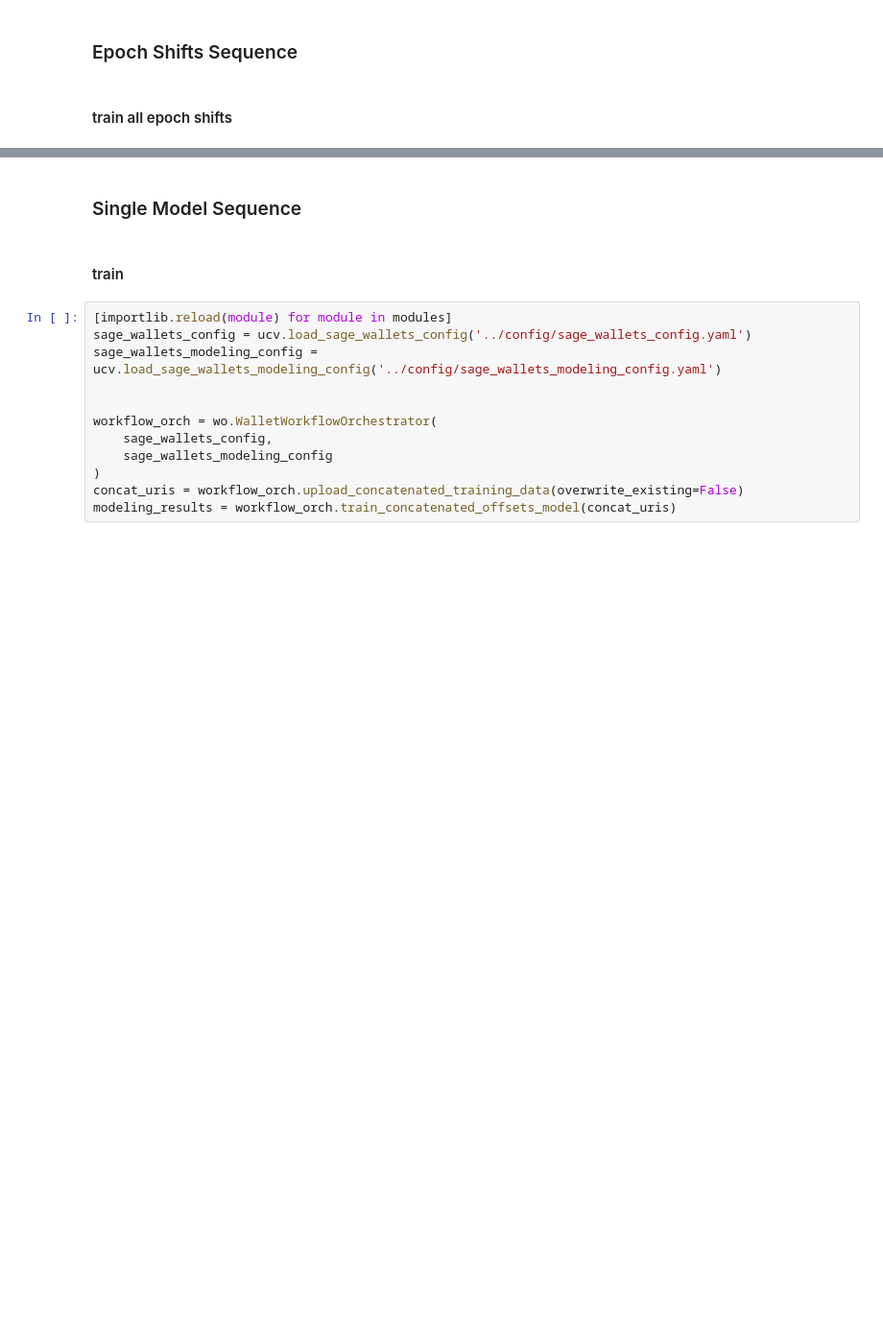
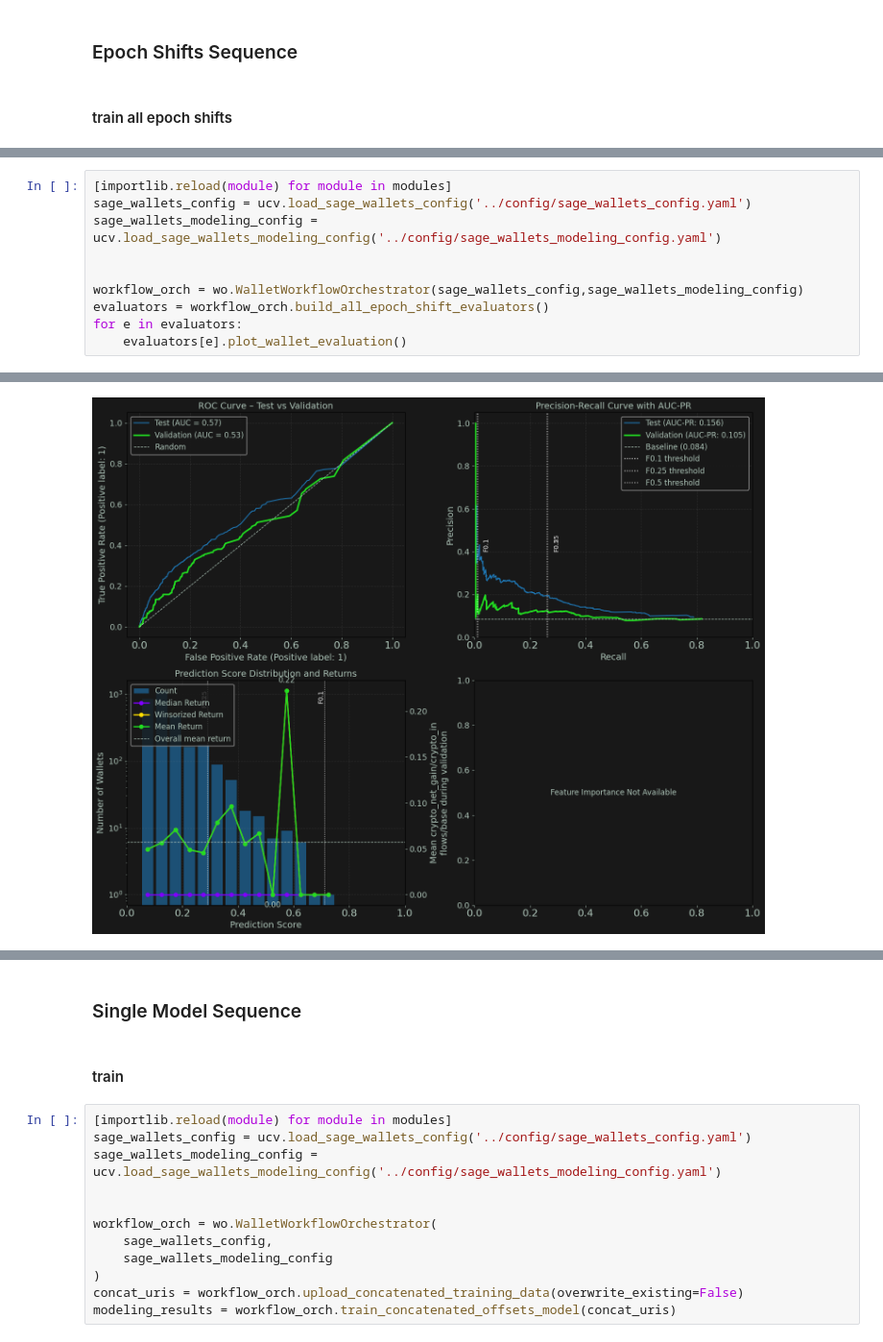
Before and after one commit to dreams-labs/sagemaker, a Jupyter notebook: notebooks/DDA-948 train all epoch shifts.ipynb, the cells around one changed output, grey strips where cells are left out. Shown at 96% size. Saved outputs shown, nothing was run; the diff lists cells and outputs as text; blank space fills up the shorter version.

```diff
--- a/notebooks/DDA-948 train all epoch shifts.ipynb
+++ b/notebooks/DDA-948 train all epoch shifts.ipynb
@@ -291,0 +348,11 @@ Billable seconds: 101
+# %%
+[importlib.reload(module) for module in modules]
+sage_wallets_config = ucv.load_sage_wallets_config('../config/sage_wallets_config.yaml')
+sage_wallets_modeling_config = ucv.load_sage_wallets_modeling_config('../config/sage_wallets_modeling_config.yaml')
+
+
+workflow_orch = wo.WalletWorkflowOrchestrator(sage_wallets_config,sage_wallets_modeling_config)
+evaluators = workflow_orch.build_all_epoch_shift_evaluators()
+for e in evaluators:
+    evaluators[e].plot_wallet_evaluation()
+# %% [output]
@@ -291,0 +384 @@ Billable seconds: 101
+[figure, added]
```
Also changed, not shown: parts of 37 cells of this notebook, 7 other files.
